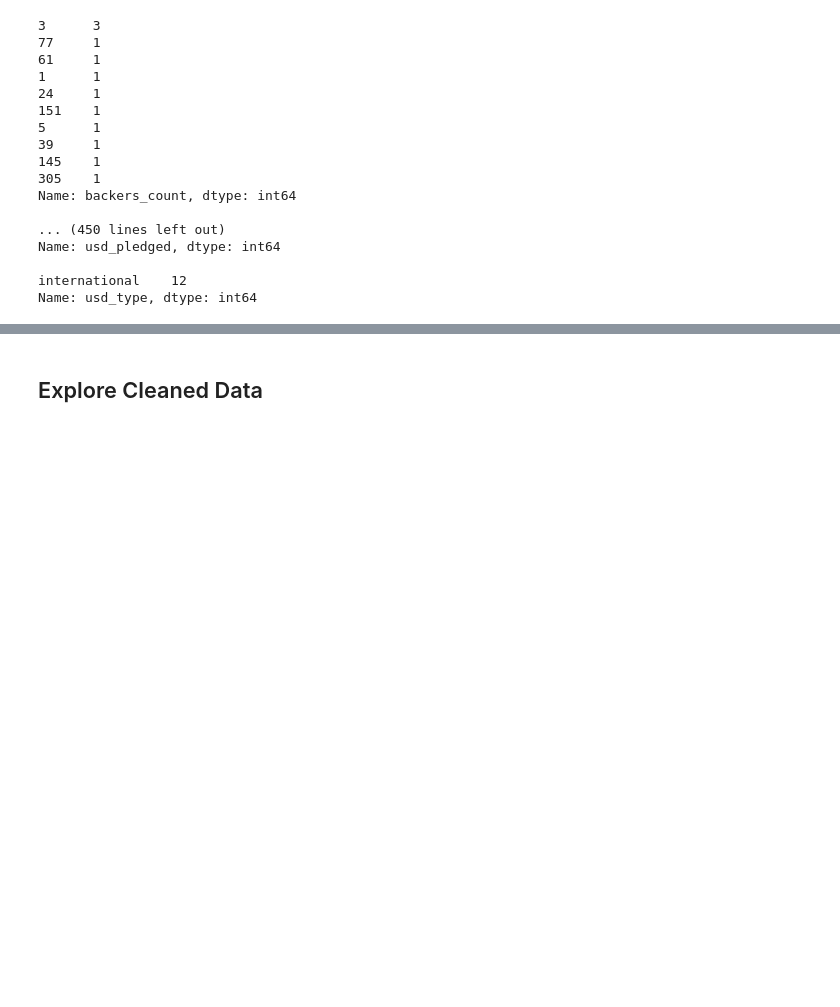
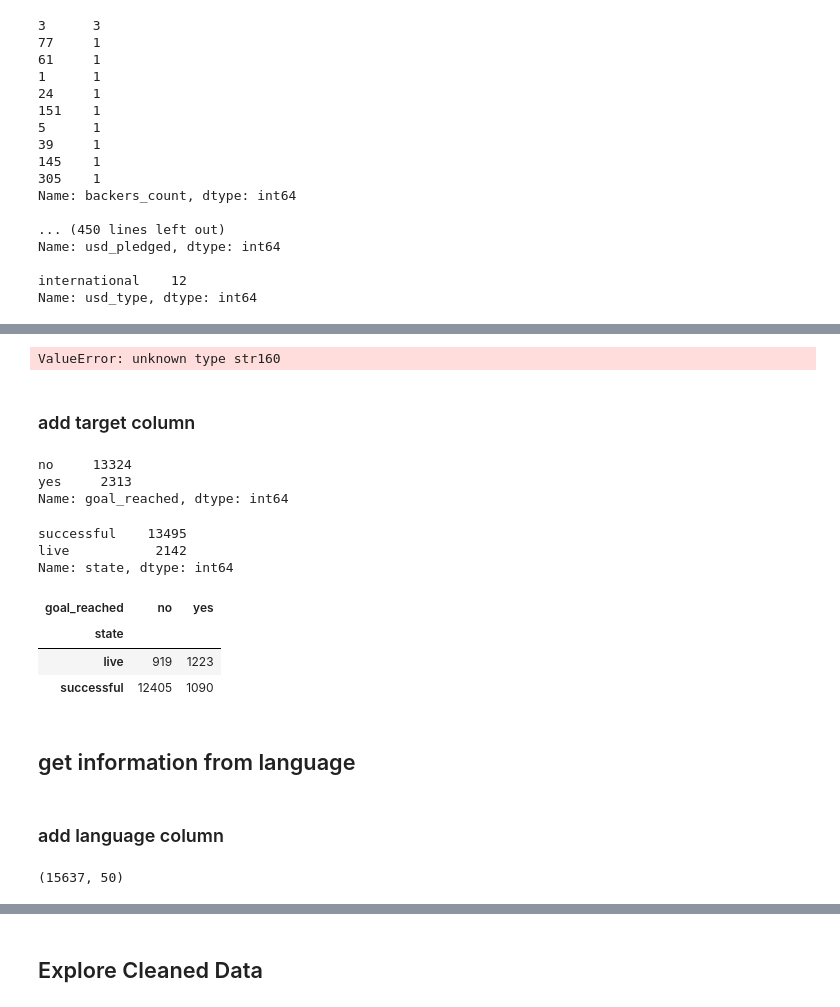
Before and after one commit to nicolerichter1989/Final-Project---Kickstarter, a Jupyter notebook: final_project.ipynb, the cells around one changed output, grey strips where cells are left out. Saved outputs shown, nothing was run; the diff lists cells and outputs as text; code cells hidden in the pictures; blank space fills up the shorter version.

```diff
--- a/final_project.ipynb
+++ b/final_project.ipynb
@@ -218,0 +162,2 @@ xxx duplicates have been dropped
+# %%
+df = (df.sort_values(by=['id', 'pubDate'], ascending=False).drop_duplicates(subset='id', keep= 'first').reset_index(drop=True))
@@ -243,0 +312,6 @@ Name: usd_type, dtype: int64
+# %%
+time_converter(df['created_at'])
+# %% [output]
+ValueError: unknown type str160
+# %% [markdown]
+### add target column
@@ -243,0 +327,24 @@ Name: usd_type, dtype: int64
+# %%
+df['goal_reached'].value_counts()
+# %% [output]
+no     13324
+yes     2313
+Name: goal_reached, dtype: int64
+# %%
+df['state'].value_counts()
+# %% [output]
+successful    13495
+live           2142
+Name: state, dtype: int64
+# %%
+data_crosstab = pd.crosstab(df['state'], df['goal_reached'], margins = False)
+data_crosstab
+# %% [output]
+| goal_reached | no | yes |
+| state |  |  |
+| live | 919 | 1223 |
+| successful | 12405 | 1090 |
+# %% [markdown]
+## get information from language
+# %% [markdown]
+### add language column
@@ -243,0 +359,4 @@ Name: usd_type, dtype: int64
+# %%
+df.shape
+# %% [output]
+(15637, 50)
```
Also changed, not shown: parts of 78 cells of this notebook, 6 other files.
